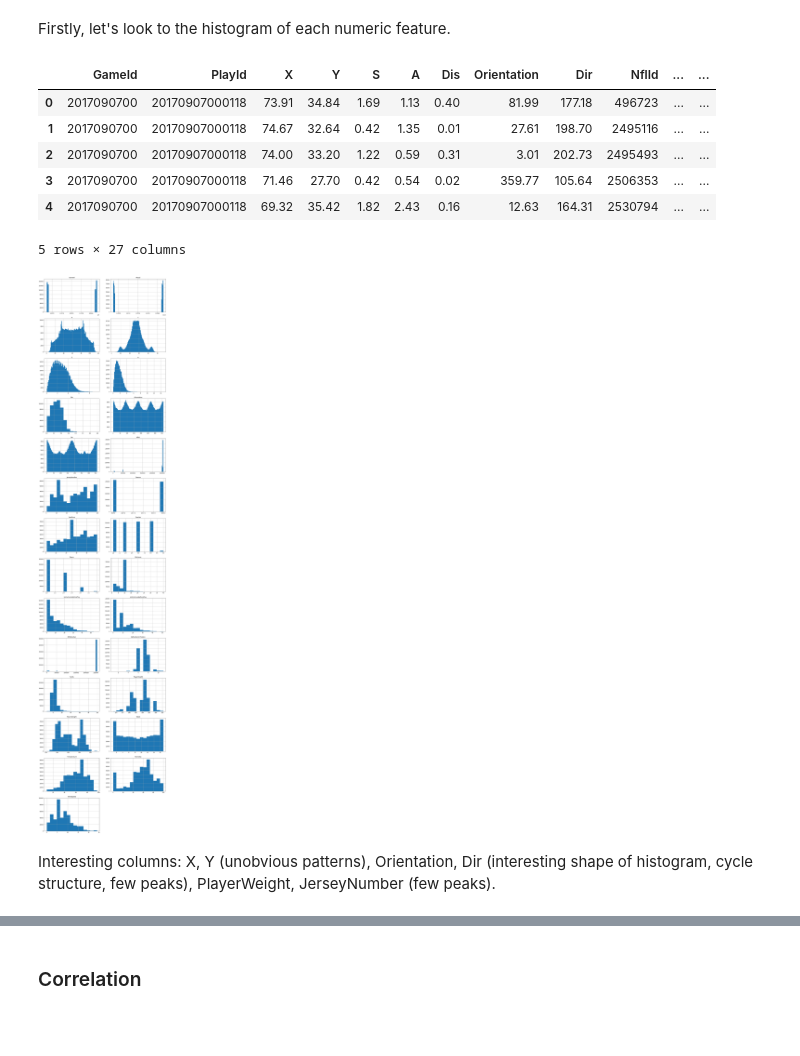
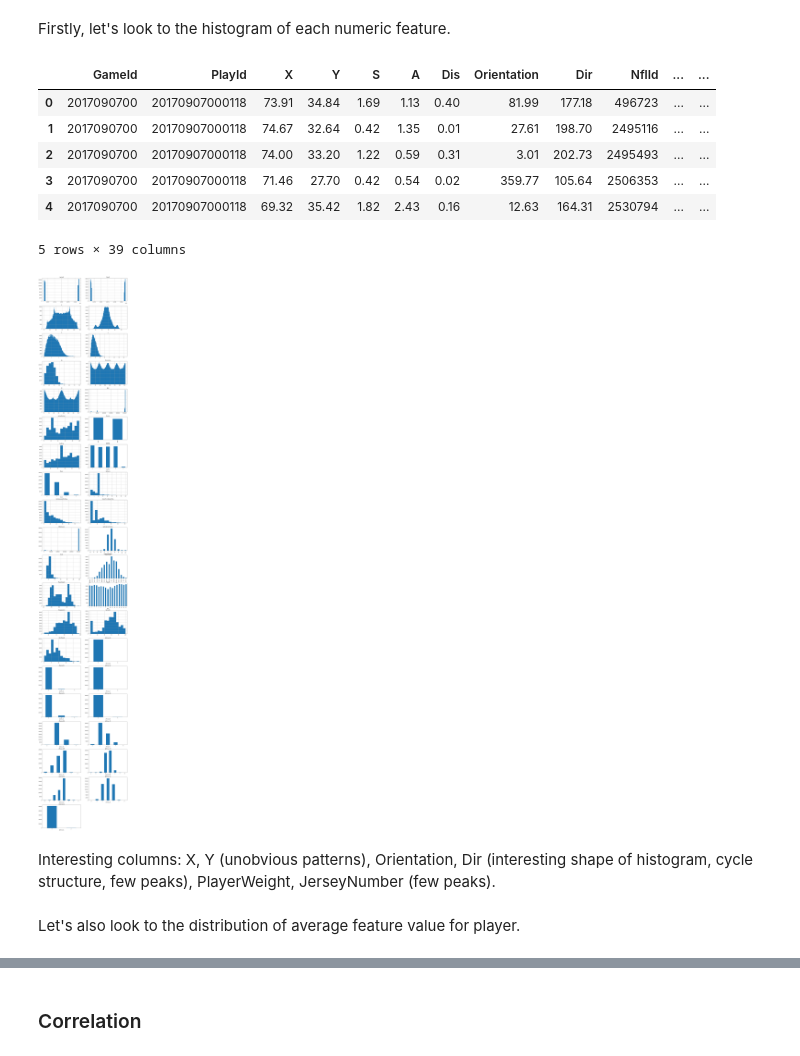
Before and after one commit to ottogin/AmericanFootballBigDataInsights, a Jupyter notebook: DataExploration.ipynb, the cells around one changed output, grey strips where cells are left out. Drawn from its saved outputs; the diff is of its cells as text; code cells hidden in the pictures; blank space fills up the shorter version.

Commit message:
Add more preprocessing, more visualization, first model trained

```diff
--- a/DataExploration.ipynb
+++ b/DataExploration.ipynb
@@ -534,0 +532,5 @@ DefensePersonnel and OffensePersonnel describes team positional grouping. They a
+# %%
+offense_positions = np.unique([x.strip()[-2:] for line in offense for x in line.split(',')])
+defense_positions = np.unique([x.strip()[-2:] for line in defense for x in line.split(',')])
+print(offense_positions)
+print(defense_positions)
@@ -534,0 +540,19 @@ DefensePersonnel and OffensePersonnel describes team positional grouping. They a
+# %%
+def parse_positions(series, column_names, prefix=''):
+    column_names = list(column_names)
+    res = np.zeros((len(series), len(column_names)), dtype=np.int)
+    for i, row in series.iteritems():
+        for pos in row.split(','):
+            pos = pos.strip()
+            val = int(pos[:-3])
+            ind = column_names.index(pos[-2:])
+            res[i, ind] = val
+
+    return pd.DataFrame(data=res, index=series.index, columns=[prefix + name for name in column_names])
+# %%
+offense_parsed = parse_positions(data['OffensePersonnel'], offense_positions, prefix='offense_')
+defense_parsed = parse_positions(data['DefensePersonnel'], defense_positions, prefix='defense_')
+# %%
+data = data.merge(offense_parsed, left_index=True, right_index=True)\
+           .merge(defense_parsed, left_index=True, right_index=True)
+data.head()
@@ -593,20 +625,26 @@ data_numeric.head()
 | 2 | 2017090700 | 20170907000118 | 74.00 | 33.20 | 1.22 | 0.59 | 0.31 | 3.01 | 202.73 | 2495493 | ... | ... |
 | 3 | 2017090700 | 20170907000118 | 71.46 | 27.70 | 0.42 | 0.54 | 0.02 | 359.77 | 105.64 | 2506353 | ... | ... |
 | 4 | 2017090700 | 20170907000118 | 69.32 | 35.42 | 1.82 | 2.43 | 0.16 | 12.63 | 164.31 | 2530794 | ... | ... |
-5 rows × 27 columns
+5 rows × 39 columns
 # %%
 n_columns = 2
 n_rows = (data_numeric.shape[1] - 1) // n_columns + 1
 
 plt.figure(figsize=(n_columns * 9, n_rows * 6))
 
 for i, column in enumerate(data_numeric.columns):
     plt.subplot(n_rows, n_columns, i+1)
-    data_numeric[column].hist(bins=min(100, max(15, len(data_numeric[column].unique()) // 10)))
+
+    if len(data_numeric[column].unique()) < 20:
+        data_numeric.groupby(column)[column].count().plot.bar()
+    else:
+        data_numeric[column].hist(bins=min(100, max(15, len(data_numeric[column].unique()) // 10)))
     plt.title(column)
 
 plt.show()
 # %% [output]
-[figure, old version]
+[figure, new version]
 # %% [markdown]
 Interesting columns: X, Y (unobvious patterns), Orientation, Dir (interesting shape of histogram, cycle structure, few peaks), PlayerWeight, JerseyNumber (few peaks).
+# %% [markdown]
+Let's also look to the distribution of average feature value for player.
```
Also changed, not shown: parts of 18 cells of this notebook.
